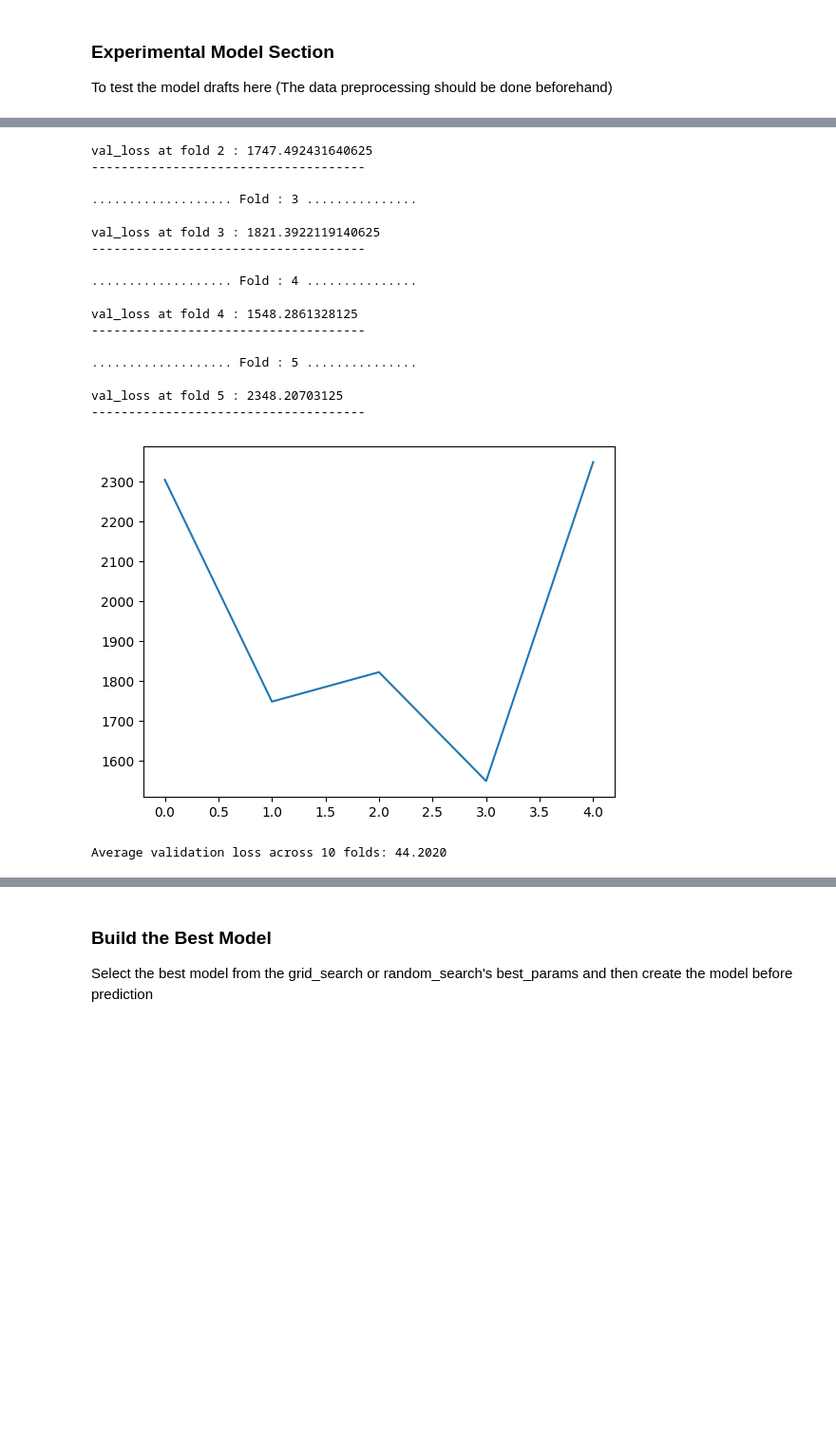
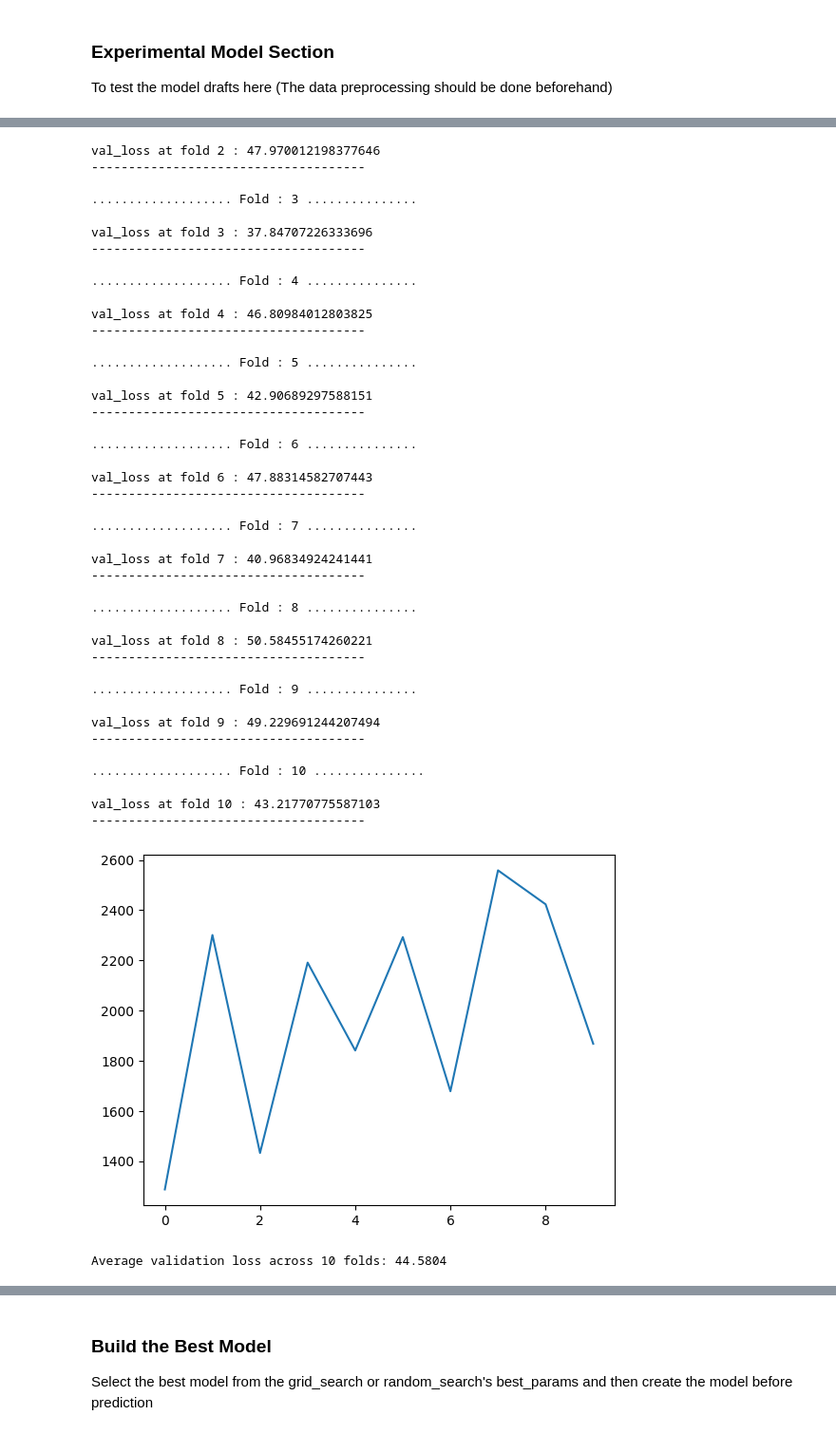
Before and after one commit to jamil2388/Kaggle_Notebooks, a Jupyter notebook: Credit_Score.ipynb, the cells around one changed output, grey strips where cells are left out. Shown at 95% size. Cells and saved outputs as stored; diff of their text form; code cells hidden in the pictures; blank space fills up the shorter version.

```diff
--- a/Credit_Score.ipynb
+++ b/Credit_Score.ipynb
@@ -10,7 +10,7 @@ from copy import deepcopy
 # %%
 epochs = 100
 r_epochs = 2000 # num epochs for regularization
-folds = 5
+folds = 12
 a = 0.25 # alpha for regularization
 n_features = 87 # number of selected features after regularization
 degree = 2 # polynomial degree
@@ -146,10 +157,9 @@ X_test = pd.concat([X_test.drop(columns = ['CAT_GAMBLING']), dummy_cols_test], a
 columns_to_drop = []
 
 for c1, c2 in combinations(X_train.columns, 2):
-    if X_train[c1].corr(X_train[c2]) > 0.9:
+    if np.abs(X_train[c1].corr(X_train[c2])) >= 0.88:
 #         print(f'c1 : {c1}, c2 : {c2}, corr = {X_train[c1].corr(X_train[c2])}')
         columns_to_drop.append(c2)
-columns_to_drop
 
 X_train.drop(columns = columns_to_drop, inplace = True, axis = 1)
 X_test.drop(columns = columns_to_drop, inplace = True, axis = 1)
@@ -200,7 +288,8 @@ from sklearn.linear_model import Ridge
 from sklearn.model_selection import GridSearchCV
 
 ridge = Ridge()
-params = {'ridge__alpha' : [1e-15, 1e-10, 1e-8, 1e-3, 1e-2, 1, 5, 10, 20, 30, 35, 40, 45, 50, 55, 100]}
+params = {'ridge__alpha' : [1e-2, 1, 5, 10, 20, 30, 35, 40, 45, 50, 100], \
+          'ridge__max_iter' : [100, 500, 1000, 2500]}
 pipeline = Pipeline([
     ('scaler', StandardScaler()),
     ('ridge', ridge)
@@ -226,8 +315,11 @@ from sklearn.preprocessing import StandardScaler
 from sklearn.linear_model import Lasso
 from sklearn.model_selection import GridSearchCV
 
-lasso_regressor = Lasso(tol = 0.01)
-params = {'lasso__alpha' : [1e-15, 1e-10, 1e-8, 1e-3, 1e-2, 1, 5, 10, 20, 30, 35, 40, 45, 50, 55, 100, 200, 500]}
+lasso_regressor = Lasso()
+params = {'lasso__alpha' : [1e-7, 1e-5, 1e-2, 1, 5, 10, 20, 30, 35, 40], \
+          'lasso__max_iter' : [500, 1000, 2500], \
+         'lasso__tol' : [0.01, 0.02, 0.03, 0.05, 0.0005]}
+#          'lasso__tol' : [0.05]}
 pipeline = Pipeline([
     ('scaler', StandardScaler()),
     ('lasso', lasso_regressor)
@@ -292,7 +381,7 @@ import torch.nn as nn
 import torch.optim as optim
 from torch.utils.data import DataLoader, TensorDataset
 from sklearn.model_selection import KFold
-from sklearn.preprocessing import StandardScaler
+from sklearn.preprocessing import StandardScaler, Normalizer
 from tqdm.notebook import tqdm
 import matplotlib.pyplot as plt
 
@@ -338,10 +427,10 @@ def train_and_evaluate_model(X_train, y_train, train_index, val_index):
 
     # Convert data to DataLoader
     train_dataset = TensorDataset(X_train_tensor, y_train_tensor)
-    train_loader = DataLoader(train_dataset, batch_size=16, shuffle=True)
+    train_loader = DataLoader(train_dataset, batch_size=32, shuffle=True)
 
     # Training the model
-    num_epochs = 2000
+    num_epochs = 100
     losses = [] # collecting all the average losses over epochs
 
     for epoch in tqdm(range(num_epochs)):
@@ -375,9 +464,10 @@ def train_and_evaluate_model(X_train, y_train, train_index, val_index):
 # Normalize the data
 scaler = StandardScaler()
 X_scaled = scaler.fit_transform(X_train)
+# X_scaled = X_train
 
 # Define 10-fold cross-validation
-kf = KFold(n_splits=5, shuffle=True)
+kf = KFold(n_splits=10, shuffle=False)
 
 val_losses = []
 f = 1
@@ -385,7 +475,7 @@ f = 1
 for train_index, val_index in kf.split(X_scaled):
     print(f'................... Fold : {f} ...............\n')
     val_loss = train_and_evaluate_model(X_scaled, y_train, train_index, val_index)
-    print(f'\nval_loss at fold {f} : {val_loss}')
+    print(f'\nval_loss at fold {f} : {np.sqrt(val_loss)}')
     print(f'-------------------------------------\n')
     val_losses.append(val_loss)
     f += 1
@@ -402,22 +492,42 @@ val_loss at fold 1 : 2303.699951171875
 -------------------------------------
 
 ................... Fold : 2 ...............
-val_loss at fold 2 : 1747.492431640625
+val_loss at fold 2 : 47.970012198377646
 -------------------------------------
 
 ................... Fold : 3 ...............
-val_loss at fold 3 : 1821.3922119140625
+val_loss at fold 3 : 37.84707226333696
 -------------------------------------
 
 ................... Fold : 4 ...............
-val_loss at fold 4 : 1548.2861328125
+val_loss at fold 4 : 46.80984012803825
 -------------------------------------
 
 ................... Fold : 5 ...............
-val_loss at fold 5 : 2348.20703125
+val_loss at fold 5 : 42.90689297588151
 -------------------------------------
+
+................... Fold : 6 ...............
+val_loss at fold 6 : 47.88314582707443
+-------------------------------------
+
+................... Fold : 7 ...............
+val_loss at fold 7 : 40.96834924241441
+-------------------------------------
+
+................... Fold : 8 ...............
+val_loss at fold 8 : 50.58455174260221
+-------------------------------------
+
+................... Fold : 9 ...............
+val_loss at fold 9 : 49.229691244207494
+-------------------------------------
+
+................... Fold : 10 ...............
+val_loss at fold 10 : 43.21770775587103
+-------------------------------------
-[figure, old version]
+[figure, new version]
-Average validation loss across 10 folds: 44.2020
+Average validation loss across 10 folds: 44.5804
 # %% [markdown]
 ### Baseline Results
 
```
Also changed, not shown: parts of 20 cells of this notebook.
